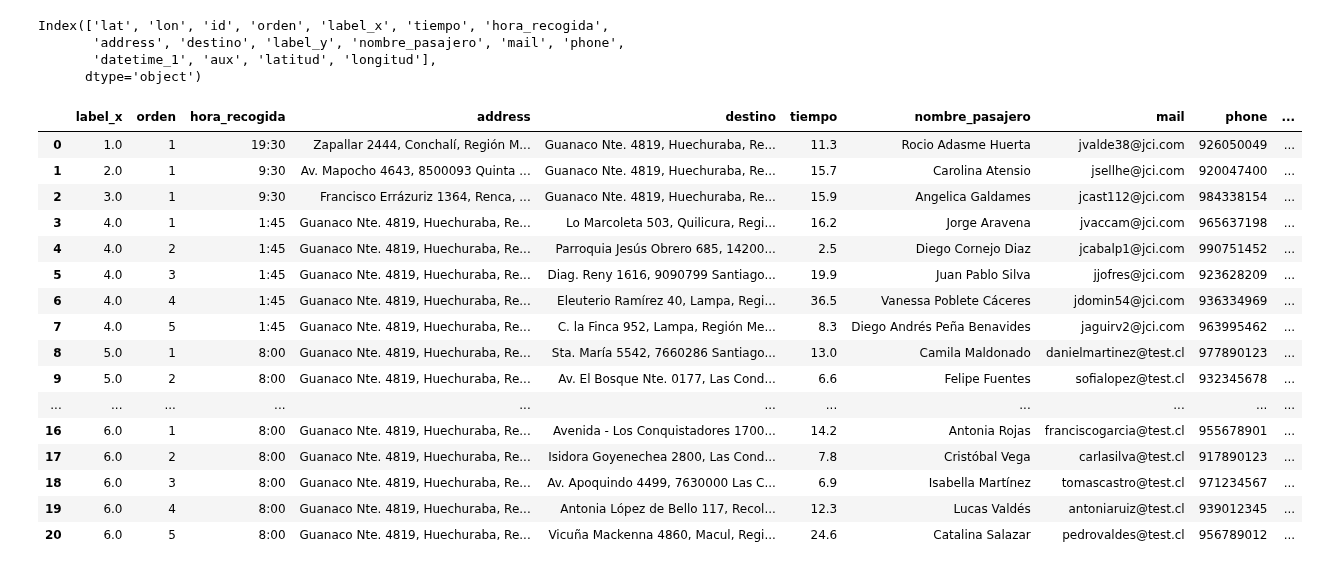
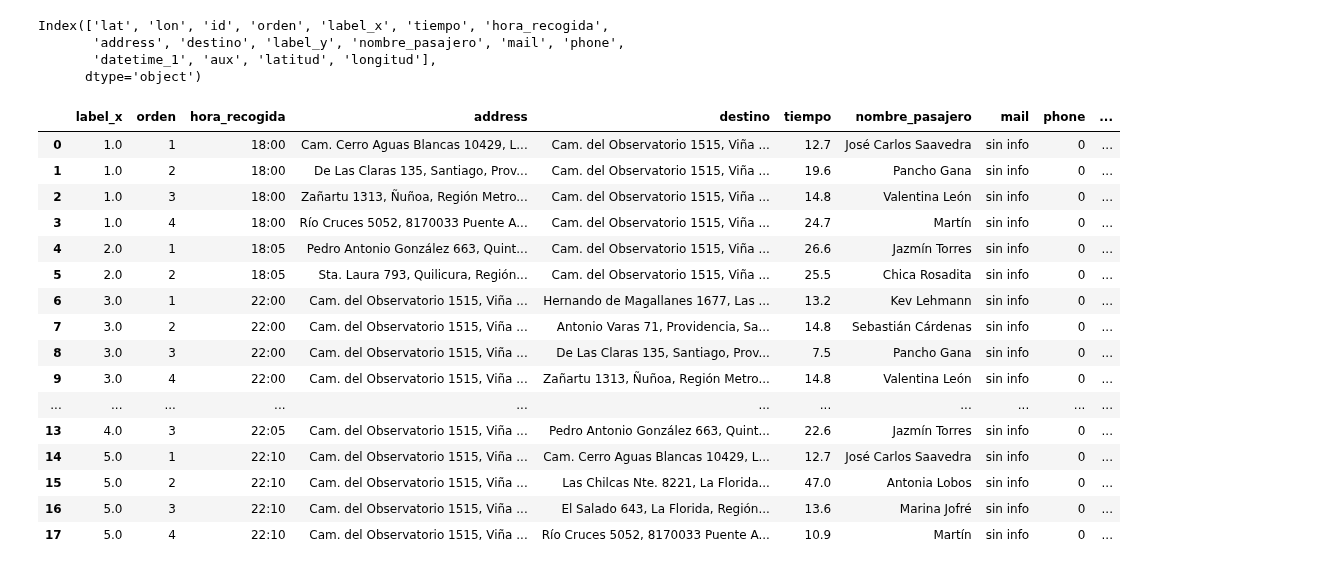
Before and after one commit to martinnnsss/best-route, a Jupyter notebook: routes_1.0.ipynb, the cells around one changed output. Saved outputs shown, nothing was run; the diff lists cells and outputs as text; code cells hidden in the pictures.

```diff
--- a/routes_1.0.ipynb
+++ b/routes_1.0.ipynb
@@ -23,7 +23,8 @@ import warnings
 warnings.filterwarnings("ignore")
 # %%
 #importar y limpiar data
-data = pd.read_csv(r'C:\Users\martin.olivares\Desktop\projects\best-route\data\prueba_1.csv')
+data = pd.read_csv(r'C:\Users\martin.olivares\Desktop\projects\best-route\data\converse-cabify.csv')
+#data = pd.read_csv(r'C:\Users\martin.olivares\Desktop\projects\best-route\data\adt_2.csv')
 
 df=pd.DataFrame()
 df['address']=data['Direccion de inicio']
@@ -51,5 +52,3 @@ def crear_datetime(row):
 
 # Agregar una nueva columna datetime y conservar las columnas existentes
 df = df.assign(datetime_1=df.apply(crear_datetime, axis=1))
-
-df
@@ -213,3 +202,20 @@ true_df = df[df['aux']==True]
+# %%
+#separar por muchos origenes un destino, muchos destinos un origen y un origen un destino
+df.sort_values(by=['datetime_1'],inplace=True)
+df['id'] = range(len(df))
+
+false_df = df[df['aux']==False]
+true_df = df[df['aux']==True]
+
+#ahora se obtiene cuando existen un origen un destino
+# 1. marcar con un flag y sacarlas del calculo de distancias
+# 2. contar la cantidad de personas y definir el producto
+
+true_df['aux1'] = true_df.duplicated(subset=['hora_recogida', 'address','destino','fecha'], keep=False)
+
+same_origin=true_df[true_df['aux1']==True]
+
+true_df=true_df[true_df['aux1']==False]
 # %%
 false_df['label'] = np.nan
 
@@ -684,32 +679,32 @@ Index(['lat', 'lon', 'id', 'orden', 'label_x', 'tiempo', 'hora_recogida',
 # %%
 # Crear un DataFrame con las sumas totales
 sums = df.groupby('label_x')['tiempo'].sum().reset_index(name='suma_total')
 
 # Fusionar con el DataFrame original
 df_with_sum = pd.merge(df, sums, on='label_x')
 
 df_with_sum['aux']= df_with_sum['address']==df_with_sum['destino']
 df_with_sum['Ruta']=df_with_sum['label_x']
 df_with_sum=df_with_sum[df_with_sum['aux']!=True]
 df_with_sum.drop(columns=['aux'],inplace=True)
 df_with_sum['phone'] = df_with_sum['phone'].apply(lambda x: round(x))
 
-df_with_sum
+df_with_sum.sort_values(by=['datetime_1','label_x'])
 # %% [output]
 |  | label_x | orden | hora_recogida | address | destino | tiempo | nombre_pasajero | mail | phone | ... |
-| 0 | 1.0 | 1 | 19:30 | Zapallar 2444, Conchalí, Región M... | Guanaco Nte. 4819, Huechuraba, Re... | 11.3 | Rocio Adasme Huerta | jvalde38@jci.com | 926050049 | ... |
-| 1 | 2.0 | 1 | 9:30 | Av. Mapocho 4643, 8500093 Quinta ... | Guanaco Nte. 4819, Huechuraba, Re... | 15.7 | Carolina Atensio | jsellhe@jci.com | 920047400 | ... |
-| 2 | 3.0 | 1 | 9:30 | Francisco Errázuriz 1364, Renca, ... | Guanaco Nte. 4819, Huechuraba, Re... | 15.9 | Angelica Galdames | jcast112@jci.com | 984338154 | ... |
-| 3 | 4.0 | 1 | 1:45 | Guanaco Nte. 4819, Huechuraba, Re... | Lo Marcoleta 503, Quilicura, Regi... | 16.2 | Jorge Aravena | jvaccam@jci.com | 965637198 | ... |
-| 4 | 4.0 | 2 | 1:45 | Guanaco Nte. 4819, Huechuraba, Re... | Parroquia Jesús Obrero 685, 14200... | 2.5 | Diego Cornejo Diaz | jcabalp1@jci.com | 990751452 | ... |
-| 5 | 4.0 | 3 | 1:45 | Guanaco Nte. 4819, Huechuraba, Re... | Diag. Reny 1616, 9090799 Santiago... | 19.9 | Juan Pablo Silva | jjofres@jci.com | 923628209 | ... |
-| 6 | 4.0 | 4 | 1:45 | Guanaco Nte. 4819, Huechuraba, Re... | Eleuterio Ramírez 40, Lampa, Regi... | 36.5 | Vanessa Poblete Cáceres | jdomin54@jci.com | 936334969 | ... |
-| 7 | 4.0 | 5 | 1:45 | Guanaco Nte. 4819, Huechuraba, Re... | C. la Finca 952, Lampa, Región Me... | 8.3 | Diego Andrés Peña Benavides | jaguirv2@jci.com | 963995462 | ... |
-| 8 | 5.0 | 1 | 8:00 | Guanaco Nte. 4819, Huechuraba, Re... | Sta. María 5542, 7660286 Santiago... | 13.0 | Camila Maldonado | danielmartinez@test.cl | 977890123 | ... |
-| 9 | 5.0 | 2 | 8:00 | Guanaco Nte. 4819, Huechuraba, Re... | Av. El Bosque Nte. 0177, Las Cond... | 6.6 | Felipe Fuentes | sofialopez@test.cl | 932345678 | ... |
+| 0 | 1.0 | 1 | 18:00 | Cam. Cerro Aguas Blancas 10429, L... | Cam. del Observatorio 1515, Viña ... | 12.7 | José Carlos Saavedra | sin info | 0 | ... |
+| 1 | 1.0 | 2 | 18:00 | De Las Claras 135, Santiago, Prov... | Cam. del Observatorio 1515, Viña ... | 19.6 | Pancho Gana | sin info | 0 | ... |
+| 2 | 1.0 | 3 | 18:00 | Zañartu 1313, Ñuñoa, Región Metro... | Cam. del Observatorio 1515, Viña ... | 14.8 | Valentina León | sin info | 0 | ... |
+| 3 | 1.0 | 4 | 18:00 | Río Cruces 5052, 8170033 Puente A... | Cam. del Observatorio 1515, Viña ... | 24.7 | Martín | sin info | 0 | ... |
+| 4 | 2.0 | 1 | 18:05 | Pedro Antonio González 663, Quint... | Cam. del Observatorio 1515, Viña ... | 26.6 | Jazmín Torres | sin info | 0 | ... |
+| 5 | 2.0 | 2 | 18:05 | Sta. Laura 793, Quilicura, Región... | Cam. del Observatorio 1515, Viña ... | 25.5 | Chica Rosadita | sin info | 0 | ... |
+| 6 | 3.0 | 1 | 22:00 | Cam. del Observatorio 1515, Viña ... | Hernando de Magallanes 1677, Las ... | 13.2 | Kev Lehmann | sin info | 0 | ... |
+| 7 | 3.0 | 2 | 22:00 | Cam. del Observatorio 1515, Viña ... | Antonio Varas 71, Providencia, Sa... | 14.8 | Sebastián Cárdenas | sin info | 0 | ... |
+| 8 | 3.0 | 3 | 22:00 | Cam. del Observatorio 1515, Viña ... | De Las Claras 135, Santiago, Prov... | 7.5 | Pancho Gana | sin info | 0 | ... |
+| 9 | 3.0 | 4 | 22:00 | Cam. del Observatorio 1515, Viña ... | Zañartu 1313, Ñuñoa, Región Metro... | 14.8 | Valentina León | sin info | 0 | ... |
 | ... | ... | ... | ... | ... | ... | ... | ... | ... | ... | ... |
-| 16 | 6.0 | 1 | 8:00 | Guanaco Nte. 4819, Huechuraba, Re... | Avenida - Los Conquistadores 1700... | 14.2 | Antonia Rojas | franciscogarcia@test.cl | 955678901 | ... |
-| 17 | 6.0 | 2 | 8:00 | Guanaco Nte. 4819, Huechuraba, Re... | Isidora Goyenechea 2800, Las Cond... | 7.8 | Cristóbal Vega | carlasilva@test.cl | 917890123 | ... |
-| 18 | 6.0 | 3 | 8:00 | Guanaco Nte. 4819, Huechuraba, Re... | Av. Apoquindo 4499, 7630000 Las C... | 6.9 | Isabella Martínez | tomascastro@test.cl | 971234567 | ... |
-| 19 | 6.0 | 4 | 8:00 | Guanaco Nte. 4819, Huechuraba, Re... | Antonia López de Bello 117, Recol... | 12.3 | Lucas Valdés | antoniaruiz@test.cl | 939012345 | ... |
-| 20 | 6.0 | 5 | 8:00 | Guanaco Nte. 4819, Huechuraba, Re... | Vicuña Mackenna 4860, Macul, Regi... | 24.6 | Catalina Salazar | pedrovaldes@test.cl | 956789012 | ... |
+| 13 | 4.0 | 3 | 22:05 | Cam. del Observatorio 1515, Viña ... | Pedro Antonio González 663, Quint... | 22.6 | Jazmín Torres | sin info | 0 | ... |
+| 14 | 5.0 | 1 | 22:10 | Cam. del Observatorio 1515, Viña ... | Cam. Cerro Aguas Blancas 10429, L... | 12.7 | José Carlos Saavedra | sin info | 0 | ... |
+| 15 | 5.0 | 2 | 22:10 | Cam. del Observatorio 1515, Viña ... | Las Chilcas Nte. 8221, La Florida... | 47.0 | Antonia Lobos | sin info | 0 | ... |
+| 16 | 5.0 | 3 | 22:10 | Cam. del Observatorio 1515, Viña ... | El Salado 643, La Florida, Región... | 13.6 | Marina Jofré | sin info | 0 | ... |
+| 17 | 5.0 | 4 | 22:10 | Cam. del Observatorio 1515, Viña ... | Río Cruces 5052, 8170033 Puente A... | 10.9 | Martín | sin info | 0 | ... |
```
Also changed, not shown: parts of 10 cells of this notebook, 3 other files.
